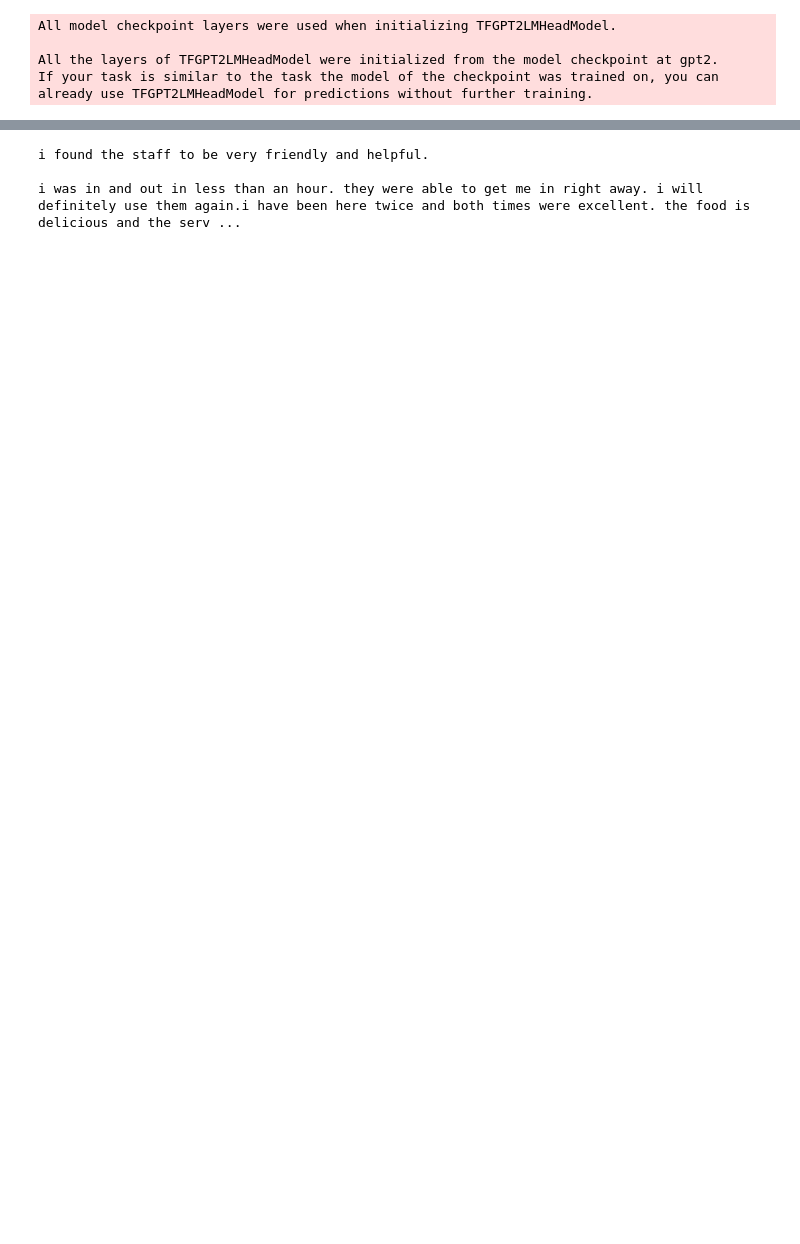
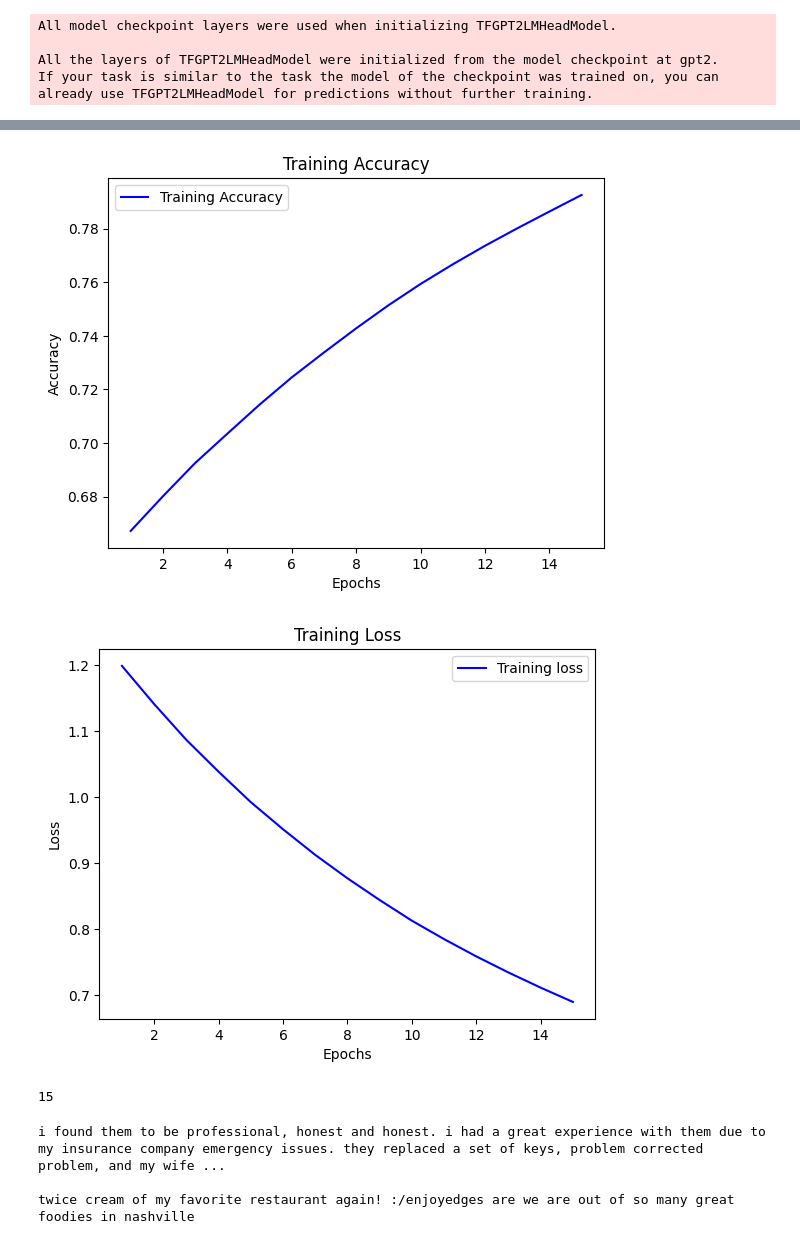
Before and after one commit to thestianchris/FakeReviewDetect, a Jupyter notebook: gpt2-generator-larger.ipynb, the cells around one changed output, grey strips where cells are left out. Saved outputs shown, nothing was run; the diff lists cells and outputs as text; code cells hidden in the pictures; blank space fills up the shorter version.

```diff
--- a/gpt2-generator-larger.ipynb
+++ b/gpt2-generator-larger.ipynb
@@ -156,0 +294,2 @@ model.save_weights("model.h5")
+# %%
+history = model.fit(dataset,epochs=15,callbacks=[model_checkpoint_callback])
@@ -157,5 +314,14 @@ model.save_weights("model.h5")
+# %%
+plot_acc()
+plot_loss()
+early_stopping_epoch = np.argmax(history.history["accuracy"])+1
+print(early_stopping_epoch)
+# %% [output]
+[figure, added]
+[figure, added]
+15
 # %%
-text = "i found the"
+text = "i found"
 # encoding the input text
 input_ids = tokenizer.encode(text, return_tensors='tf')
 # getting out output
@@ -163,13 +329,13 @@ output = model.generate(
   input_ids,
   max_length = 150,
   num_beams = 5,
-  temperature = 0.75,
+  temperature = 0.85,
   no_repeat_ngram_size=2,
   num_return_sequences=5
 )
 
 print(tokenizer.decode(output[0]))
 # %% [output]
-i found the staff to be very friendly and helpful.
+i found them to be professional, honest and honest. i had a great experience with them due to my insurance company emergency issues. they replaced a set of keys, problem corrected problem, and my wife ...
 
-i was in and out in less than an hour. they were able to get me in right away. i will definitely use them again.i have been here twice and both times were excellent. the food is delicious and the serv ...
+twice cream of my favorite restaurant again! :/enjoyedges are we are out of so many great foodies in nashville
```
Also changed, not shown: parts of 35 cells of this notebook.
